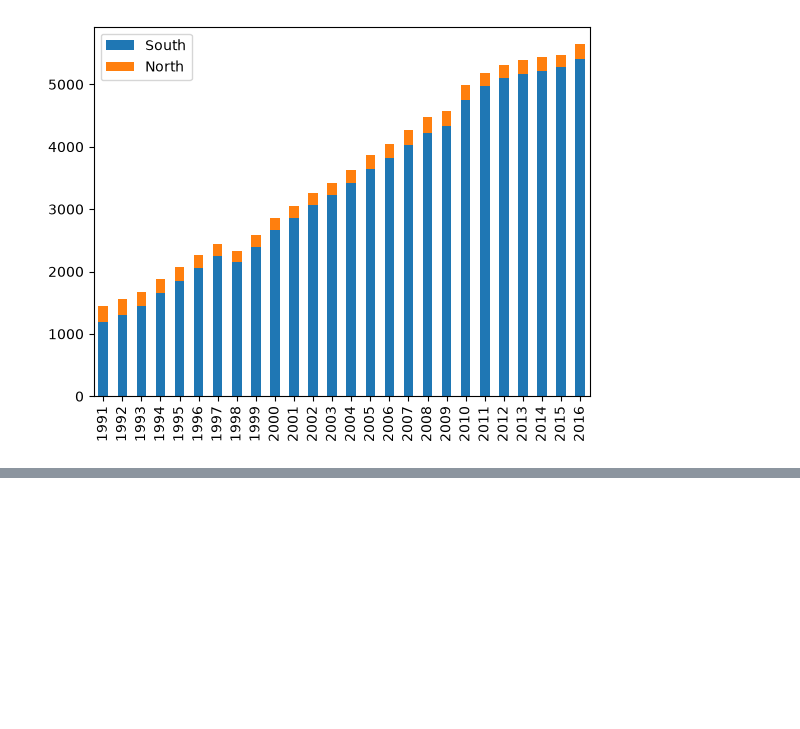
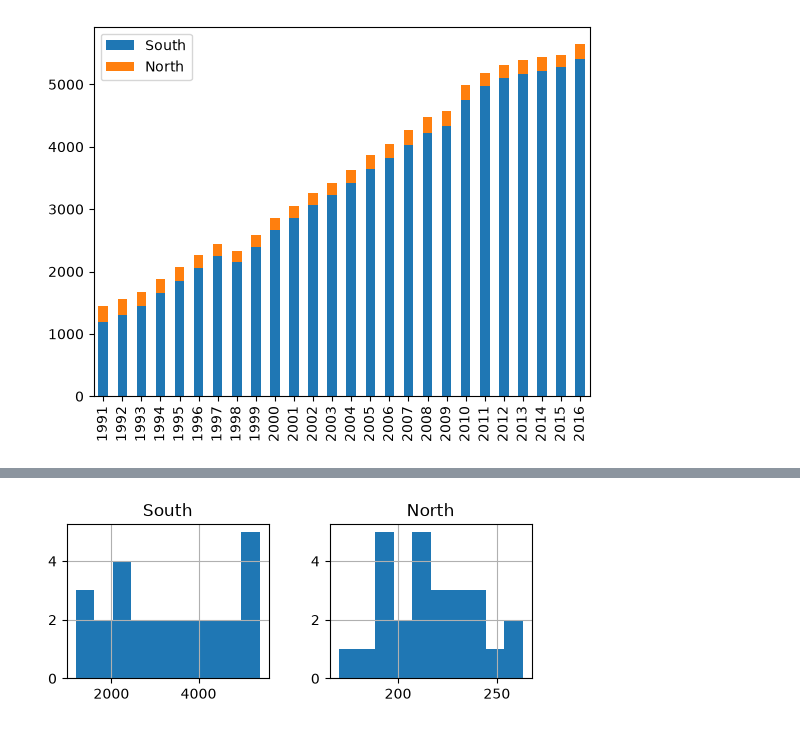
Before and after one commit to YoonTae98/18_data_analytics, a Jupyter notebook: 03_데이터살펴보기/03_판다스내장그래프도구.ipynb, the cells around one changed output, grey strips where cells are left out. Cells and saved outputs as stored; diff of their text form; code cells hidden in the pictures; blank space fills up the shorter version.

```diff
--- a/03_판다스내장그래프도구.ipynb
+++ b/03_데이터살펴보기/03_판다스내장그래프도구.ipynb
@@ -106,0 +145,4 @@ tdf_ns.plot(kind="bar", stacked=True)
+# %%
+tdf_ns.hist(figsize=(6, 2));
+# %% [output]
+[figure, added]
```
Also changed, not shown: parts of 6 cells of this notebook, 5 other files.
